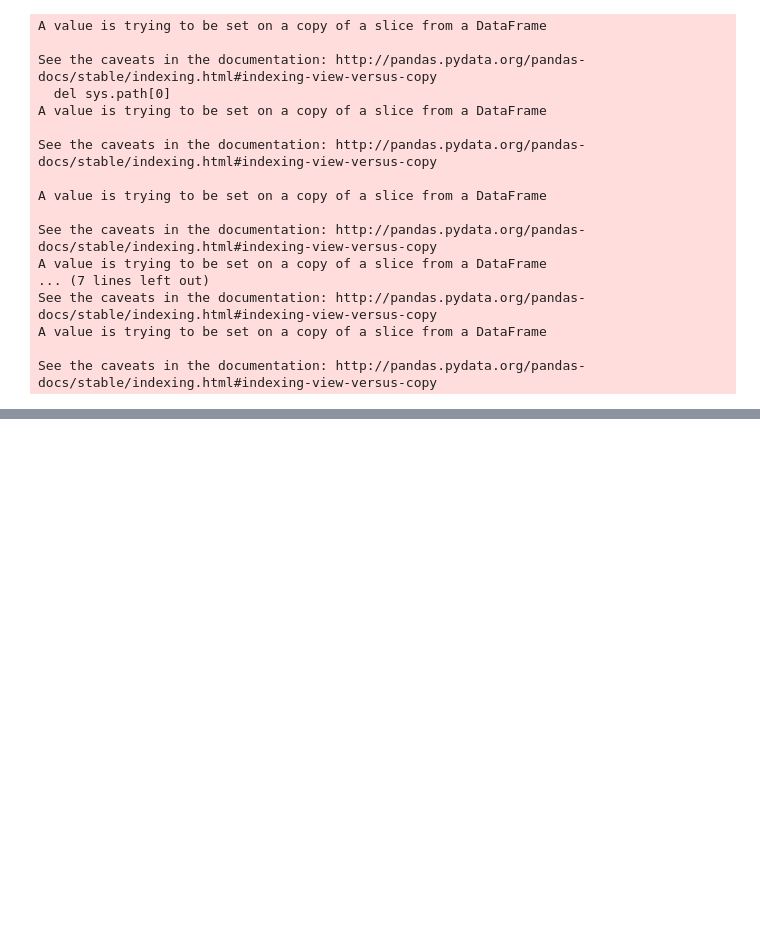
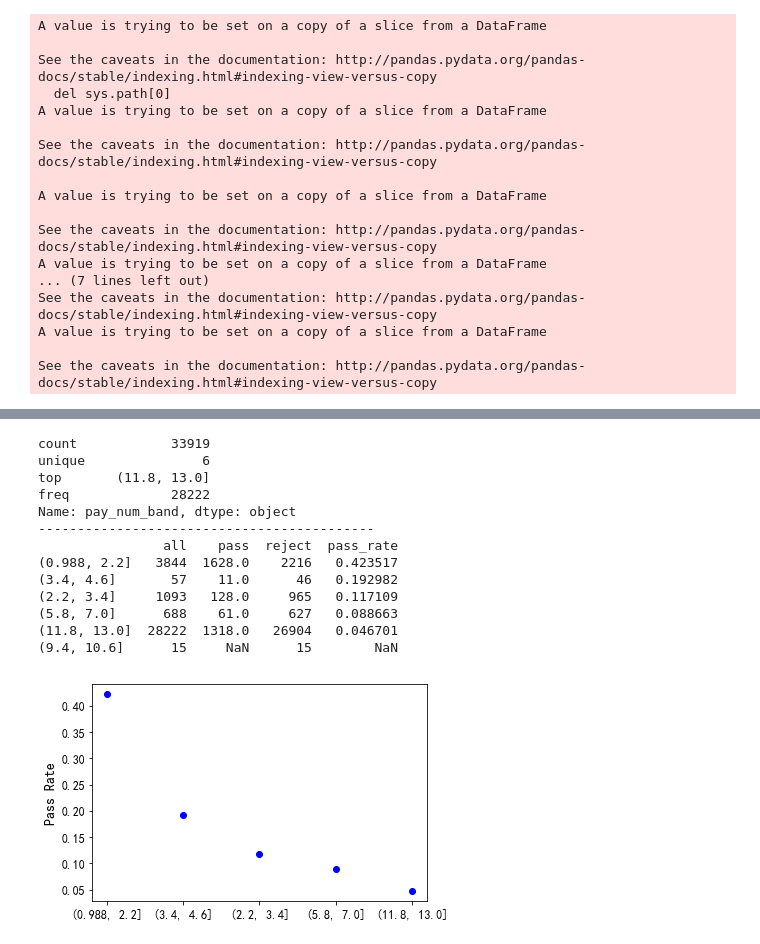
Before and after one commit to yangpingyan/pytools, a Jupyter notebook: datamining_mibao.ipynb, the cells around one changed output, grey strips where cells are left out. Cells and saved outputs as stored; diff of their text form; code cells hidden in the pictures; blank space fills up the shorter version.

```diff
--- a/datamining_mibao.ipynb
+++ b/datamining_mibao.ipynb
@@ -434,0 +451,17 @@ df.fillna(value=0, inplace=True)
+# %%
+feature_analyse(df, 'pay_num')
+# %% [output]
+count            33919
+unique               6
+top       (11.8, 13.0]
+freq             28222
+Name: pay_num_band, dtype: object
+-------------------------------------------
+                all    pass  reject  pass_rate
+(0.988, 2.2]   3844  1628.0    2216   0.423517
+(3.4, 4.6]       57    11.0      46   0.192982
+(2.2, 3.4]     1093   128.0     965   0.117109
+(5.8, 7.0]      688    61.0     627   0.088663
+(11.8, 13.0]  28222  1318.0   26904   0.046701
+(9.4, 10.6]      15     NaN      15        NaN
+[figure, added]
```
Also changed, not shown: parts of 99 cells of this notebook, 1 other file.
